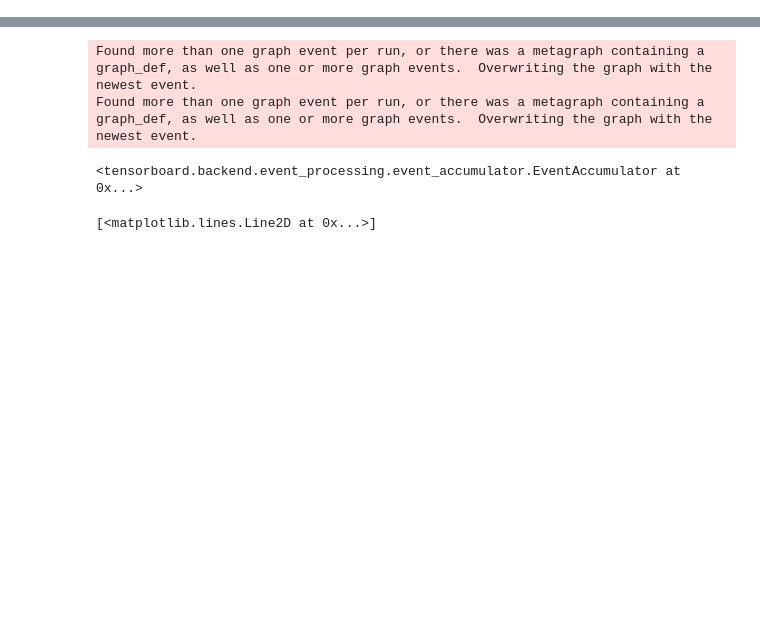
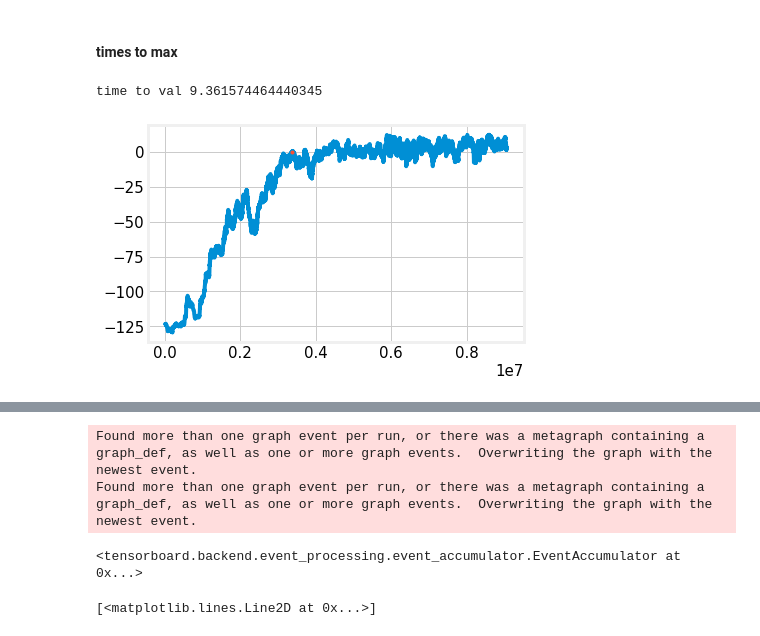
Before and after one commit to NotAnyMike/HRL, a Jupyter notebook: notebooks/Plots.ipynb, the cells around one changed output, grey strips where cells are left out. Drawn from its saved outputs; the diff is of its cells as text; code cells hidden in the pictures; blank space fills up the shorter version.

```diff
--- a/notebooks/Plots.ipynb
+++ b/notebooks/Plots.ipynb
@@ -209,0 +168,13 @@ max step 9061221
+# %% [markdown]
+#### times to max
+# %%
+def plt_max(steps,vals,walltime = None):
+    if walltime is not None:
+        print("time to val", (walltime[[idx for idx,val in enumerate(vals) if val >0][0]]-walltime[0])/3600)
+    plt.plot(steps, vals)
+    plt.plot(steps[[idx for idx,val in enumerate(vals) if val >0][0]],vals[[idx for idx,val in enumerate(vals) if val >0][0]],'.',alpha=1)
+# %%
+plt_max(step_nums_b,vals_b_smooth,w_times_b)
+# %% [output]
+time to val 9.361574464440345
+[figure, added]
```
Also changed, not shown: parts of 60 cells of this notebook, 13 other files.
